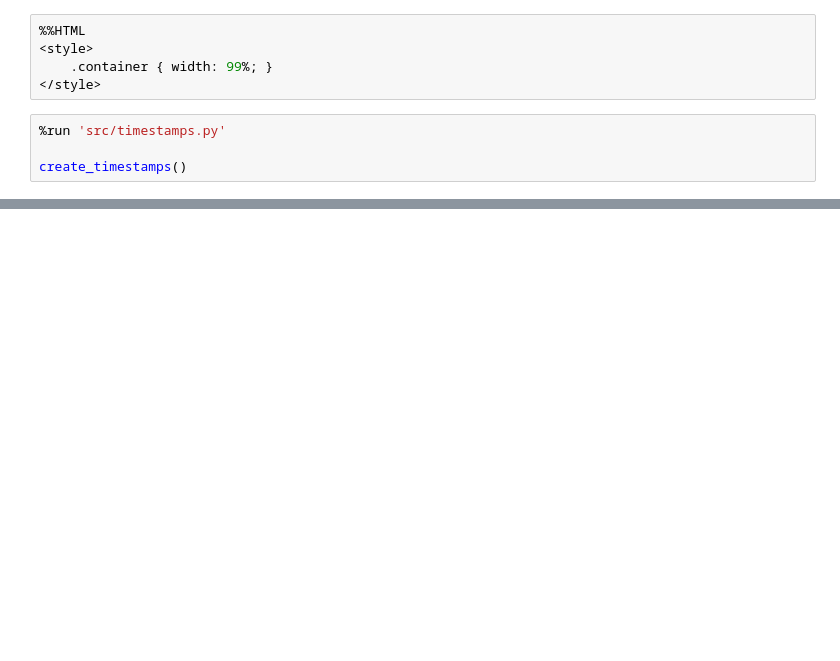
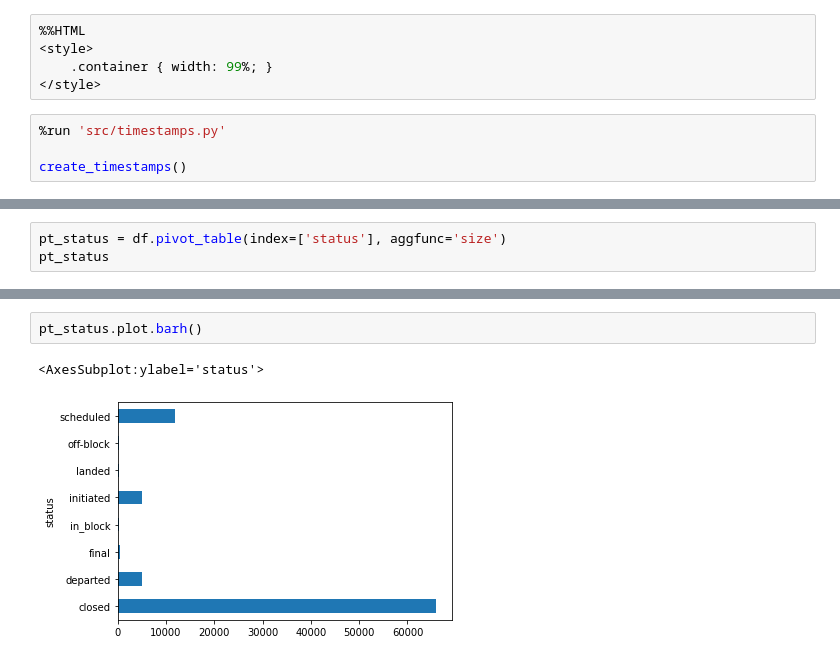
Before and after one commit to piuswalter/Big-Data-Analytics, a Jupyter notebook: analyze_flightplans.ipynb, the cells around one changed output, grey strips where cells are left out. Cells and saved outputs as stored; diff of their text form; blank space fills up the shorter version.

```diff
--- a/analyze_flightplans.ipynb
+++ b/analyze_flightplans.ipynb
@@ -128,0 +52,3 @@ df.to_pickle('dataframes/df_flightplans.pickle')
+# %%
+pt_status = df.pivot_table(index=['status'], aggfunc='size')
+pt_status
@@ -128,0 +66,5 @@ df.to_pickle('dataframes/df_flightplans.pickle')
+# %%
+pt_status.plot.barh()
+# %% [output]
+<AxesSubplot:ylabel='status'>
+[figure, added]
```
Also changed, not shown: parts of 17 cells of this notebook.
